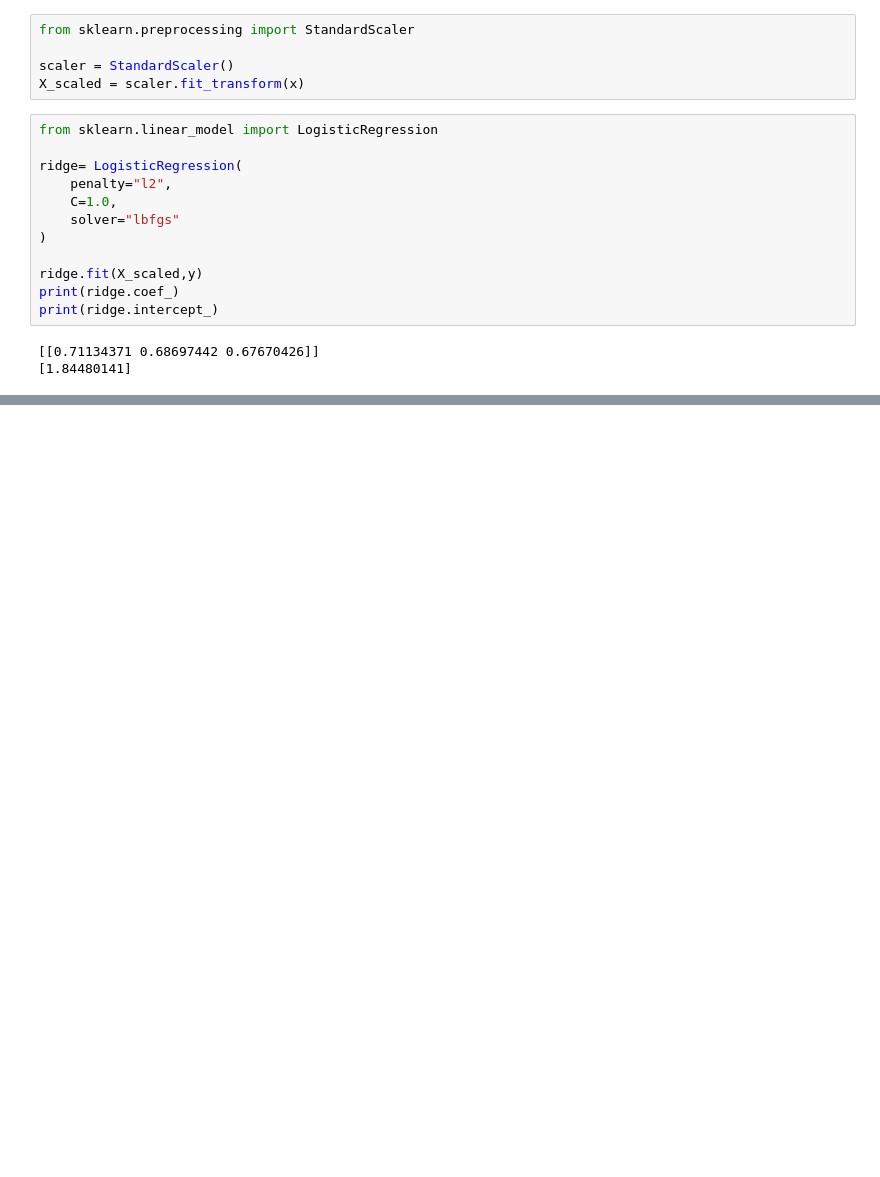
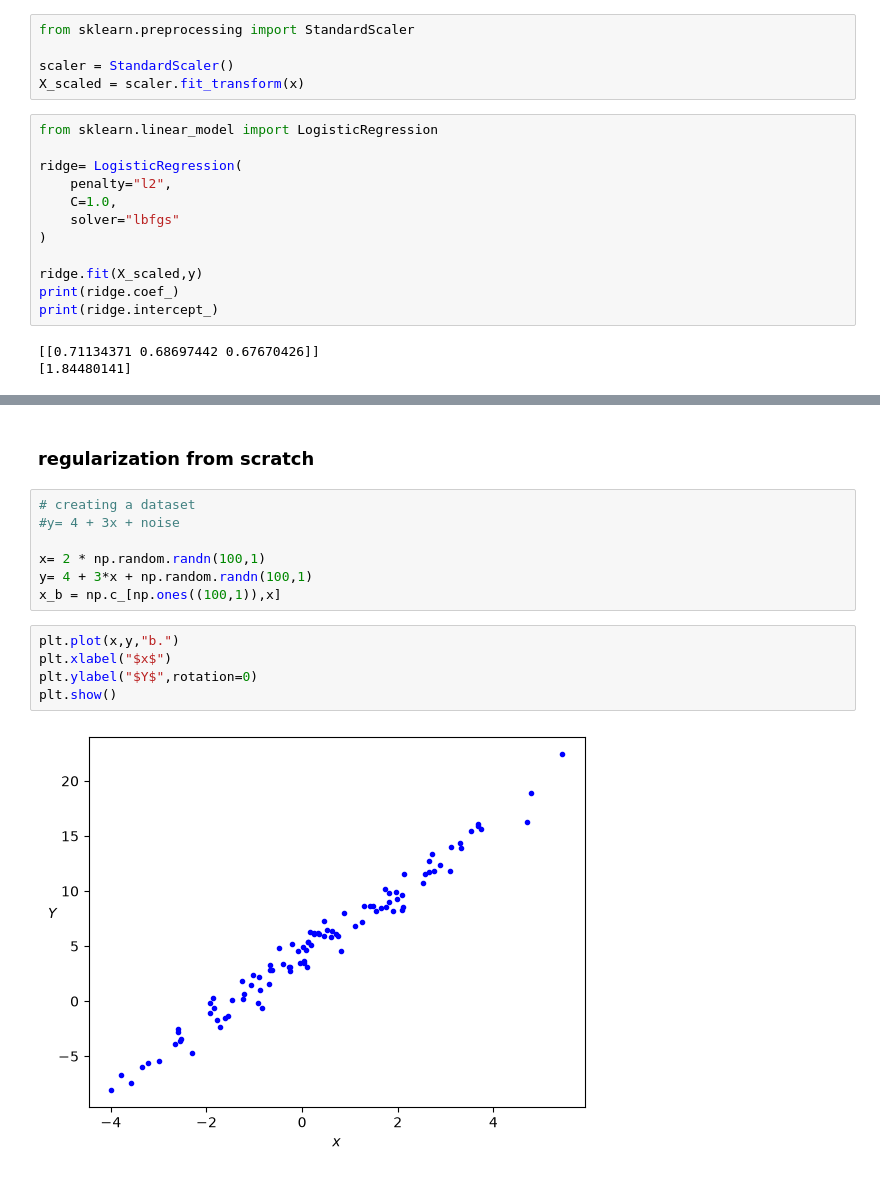
Before and after one commit to chaitu25127/machine-learning, a Jupyter notebook: machine learning.ipynb, the cells around one changed output, grey strips where cells are left out. Cells and saved outputs as stored; diff of their text form; blank space fills up the shorter version.

```diff
--- a/machine learning.ipynb
+++ b/machine learning.ipynb
@@ -442,0 +458,16 @@ print(ridge.intercept_)
+# %% [markdown]
+### regularization from scratch
+# %%
+# creating a dataset
+#y= 4 + 3x + noise
+
+x= 2 * np.random.randn(100,1)
+y= 4 + 3*x + np.random.randn(100,1)
+x_b = np.c_[np.ones((100,1)),x]
+# %%
+plt.plot(x,y,"b.")
+plt.xlabel("$x$")
+plt.ylabel("$Y$",rotation=0)
+plt.show()
+# %% [output]
+[figure, added]
```
Also changed, not shown: parts of 11 cells of this notebook.
